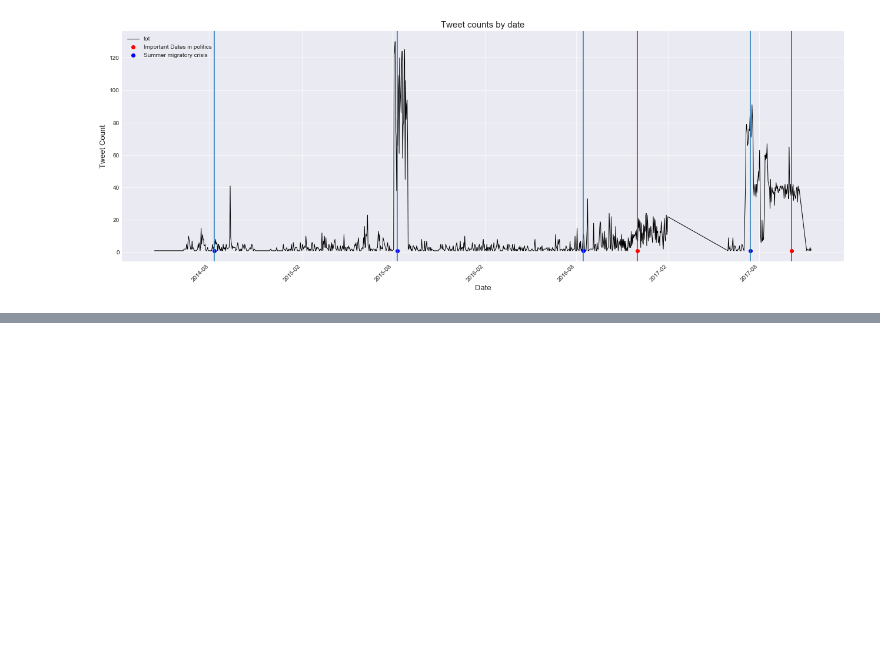
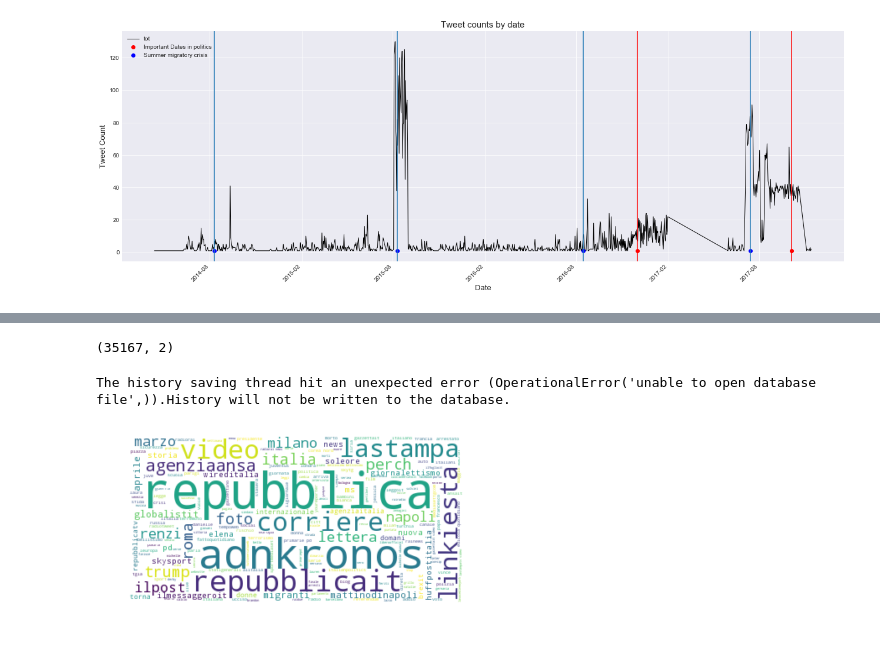
Before and after one commit to menghanhui/ADA-Project, a Jupyter notebook: Milestone2.ipynb, the cells around one changed output, grey strips where cells are left out. Saved outputs shown, nothing was run; the diff lists cells and outputs as text; code cells hidden in the pictures; blank space fills up the shorter version.

```diff
--- a/Milestone2.ipynb
+++ b/Milestone2.ipynb
@@ -431,0 +515,16 @@ datetime = pd.concat([italian_tweets_old['time'],italian_tweets['time']],axis=0)
+# %%
+italian_tweets_text = pd.read_csv('tweets_ita.csv',header=None)
+print(italian_tweets_text.shape)
+stopwords = pd.read_json('stopwords-it.json')
+# %% [output]
+(35167, 2)
+# %%
+stopwords = stopwords[0].tolist()
+# %%
+list_final = []
+for text in italian_tweets_text[1]:
+    list_final.append([word.lower() for word in text.split()
+                       if (word.lower() not in stopwords and
+                           (len(word)>3 or word in ['pd','ms']))])
+
+list_final
@@ -431,0 +535,4 @@ datetime = pd.concat([italian_tweets_old['time'],italian_tweets['time']],axis=0)
+# %%
+frequent_items = apriori(df, min_support=0.001, use_colnames=True, max_len = 2)
+# %% [output]
+The history saving thread hit an unexpected error (OperationalError('unable to open database file',)).History will not be written to the database.
@@ -431,0 +548,8 @@ datetime = pd.concat([italian_tweets_old['time'],italian_tweets['time']],axis=0)
+# %%
+text = " ".join([word for tweet in list_final for word in tweet])
+wordcloud = WordCloud(background_color="white").generate(text)
+plt.imshow(wordcloud, interpolation='bilinear')
+plt.axis("off")
+plt.show()
+# %% [output]
+[figure, added]
```
Also changed, not shown: parts of 29 cells of this notebook.
